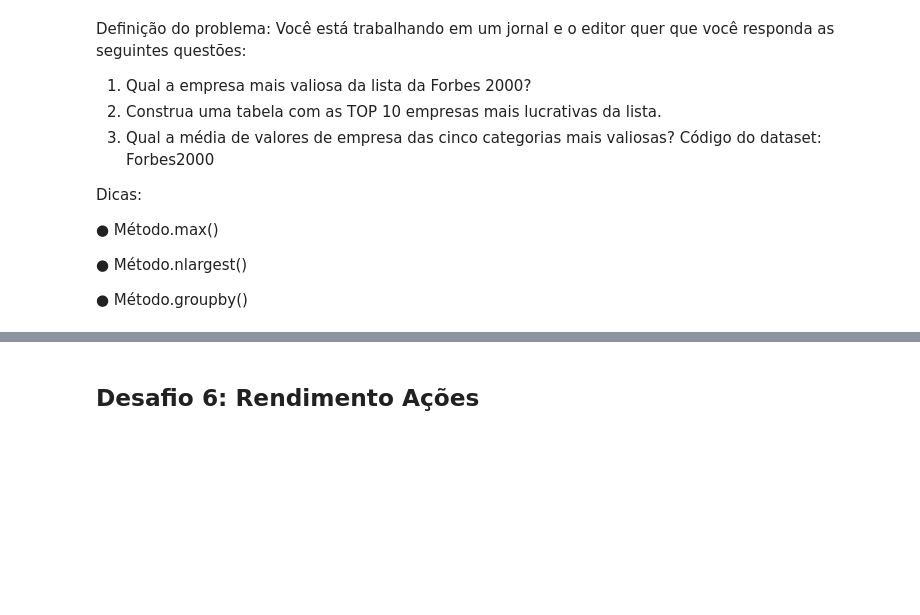
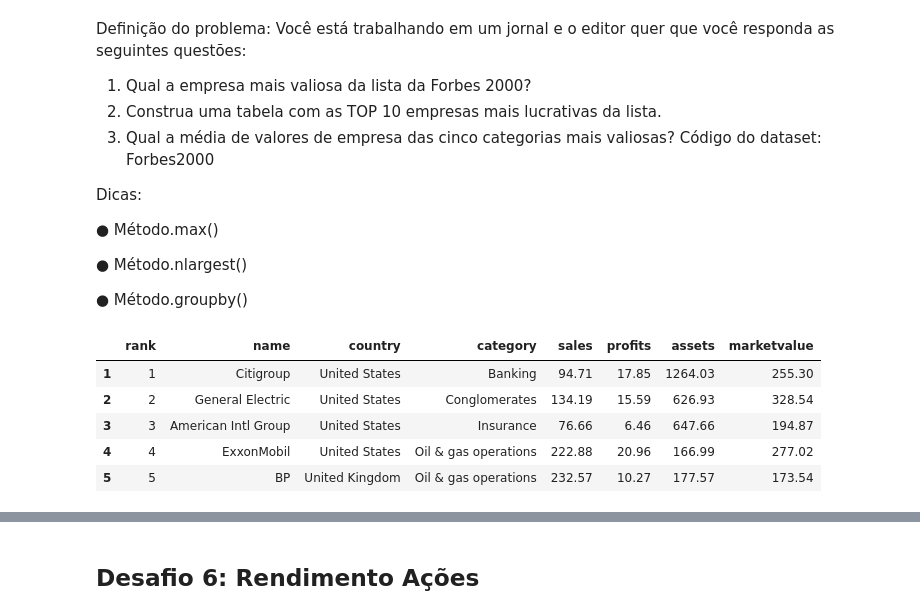
Before and after one commit to luanans/Bootcamp-WoMakersCode, a Jupyter notebook: Desafio_Python_Pandas/Desafio_Python_Pandas.ipynb, the cells around one changed output, grey strips where cells are left out. Saved outputs shown, nothing was run; the diff lists cells and outputs as text; code cells hidden in the pictures; blank space fills up the shorter version.

```diff
--- a/Desafio_Python_Pandas/Desafio_Python_Pandas.ipynb
+++ b/Desafio_Python_Pandas/Desafio_Python_Pandas.ipynb
@@ -304,3 +370,13 @@ Dicas:
 ● Método.nlargest()
 
 ● Método.groupby()
+# %%
+df = data('Forbes2000')
+df.head(5)
+# %% [output]
+|  | rank | name | country | category | sales | profits | assets | marketvalue |
+| 1 | 1 | Citigroup | United States | Banking | 94.71 | 17.85 | 1264.03 | 255.30 |
+| 2 | 2 | General Electric | United States | Conglomerates | 134.19 | 15.59 | 626.93 | 328.54 |
+| 3 | 3 | American Intl Group | United States | Insurance | 76.66 | 6.46 | 647.66 | 194.87 |
+| 4 | 4 | ExxonMobil | United States | Oil & gas operations | 222.88 | 20.96 | 166.99 | 277.02 |
+| 5 | 5 | BP | United Kingdom | Oil & gas operations | 232.57 | 10.27 | 177.57 | 173.54 |
```
Also changed, not shown: parts of 19 cells of this notebook.
